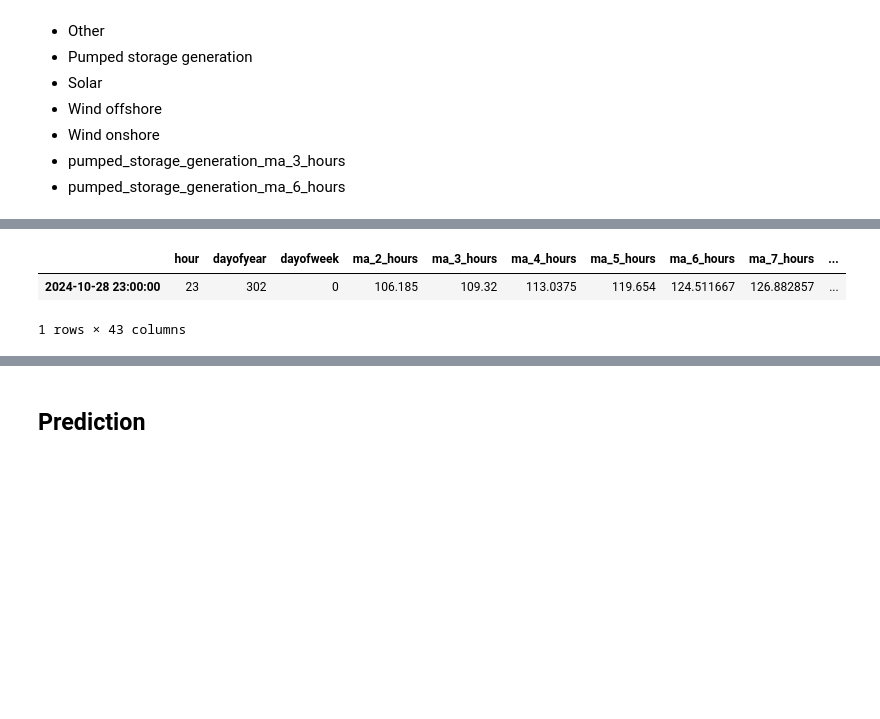
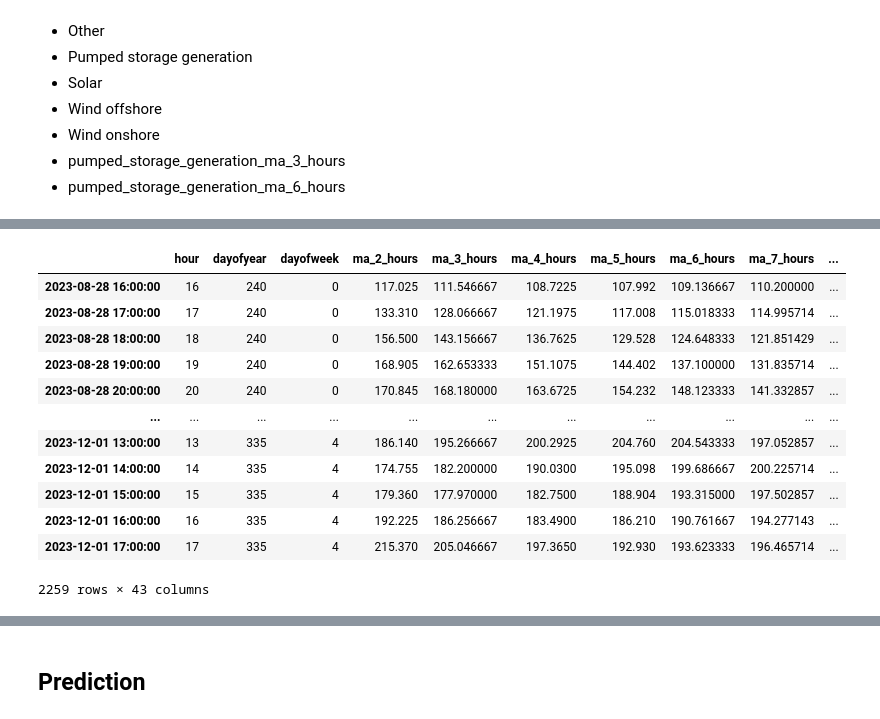
Before and after one commit to YukaNakamoto/LSDI-Project-, a Jupyter notebook: hand_in/notebook.ipynb, the cells around one changed output, grey strips where cells are left out. Saved outputs shown, nothing was run; the diff lists cells and outputs as text; code cells hidden in the pictures; blank space fills up the shorter version.

```diff
--- a/hand_in/notebook.ipynb
+++ b/hand_in/notebook.ipynb
@@ -83,8 +83,6 @@ features_interval_df = features_df.copy()[
     (features_df["Price"] >= min_price) &
     (features_df["Price"] <= max_price)
 ]
-
-print(features_interval_df.describe())
 
 normalized_features_df, normalized_e_price_df, normalized_interval_df, e_price_scaler = normalize_data(features_df.copy(), e_price_df.copy(), features_interval_df.copy())
 
@@ -100,13 +98,13 @@ combined_normalized_interval_df = pd.concat([normalized_interval_df[FEATURES], T
 
 
 if normalize.value:
-    train, eval, test, SPLIT_DATE_EVAL, SPLIT_DATE_TEST = split(combined_normalized_df,eval_size.value, prediction_date_picker.value)
-    train_XGB, eval_XGB, test_XGB, SPLIT_DATE_EVAL_INTERVAL, SPLIT_DATE_TEST_INTERVAL = split(combined_normalized_interval_df,eval_size.value, prediction_date_picker.value)
+    train, eval, test, SPLIT_DATE_EVAL, SPLIT_DATE_TEST = split(combined_normalized_df,eval_size.value)
+    train_XGB, eval_XGB, test_XGB, SPLIT_DATE_EVAL_INTERVAL, SPLIT_DATE_TEST_INTERVAL = split(combined_normalized_interval_df,eval_size.value)
     scalar = e_price_scaler
 
 else:
-    train, eval, test, SPLIT_DATE_EVAL, SPLIT_DATE_TEST = split(combined_df,eval_size.value, prediction_date_picker.value)
-    train_XGB, eval_XGB, test_XGB, SPLIT_DATE_EVAL_INTERVAL, SPLIT_DATE_TEST_INTERVAL = split(combined_interval_df,eval_size.value, prediction_date_picker.value)
+    train, eval, test, SPLIT_DATE_EVAL, SPLIT_DATE_TEST = split(combined_df,eval_size.value)
+    train_XGB, eval_XGB, test_XGB, SPLIT_DATE_EVAL_INTERVAL, SPLIT_DATE_TEST_INTERVAL = split(combined_interval_df,eval_size.value)
     scalar = None
 
 TARGET = "Price"
@@ -155,7 +145,17 @@ X_train.tail(1)
 # %%
-X_val.tail(1)
+X_val
 # %% [output]
 |  | hour | dayofyear | dayofweek | ma_2_hours | ma_3_hours | ma_4_hours | ma_5_hours | ma_6_hours | ma_7_hours | ... |
-| 2024-10-28 23:00:00 | 23 | 302 | 0 | 106.185 | 109.32 | 113.0375 | 119.654 | 124.511667 | 126.882857 | ... |
+| 2023-08-28 16:00:00 | 16 | 240 | 0 | 117.025 | 111.546667 | 108.7225 | 107.992 | 109.136667 | 110.200000 | ... |
+| 2023-08-28 17:00:00 | 17 | 240 | 0 | 133.310 | 128.066667 | 121.1975 | 117.008 | 115.018333 | 114.995714 | ... |
+| 2023-08-28 18:00:00 | 18 | 240 | 0 | 156.500 | 143.156667 | 136.7625 | 129.528 | 124.648333 | 121.851429 | ... |
+| 2023-08-28 19:00:00 | 19 | 240 | 0 | 168.905 | 162.653333 | 151.1075 | 144.402 | 137.100000 | 131.835714 | ... |
+| 2023-08-28 20:00:00 | 20 | 240 | 0 | 170.845 | 168.180000 | 163.6725 | 154.232 | 148.123333 | 141.332857 | ... |
+| ... | ... | ... | ... | ... | ... | ... | ... | ... | ... | ... |
+| 2023-12-01 13:00:00 | 13 | 335 | 4 | 186.140 | 195.266667 | 200.2925 | 204.760 | 204.543333 | 197.052857 | ... |
+| 2023-12-01 14:00:00 | 14 | 335 | 4 | 174.755 | 182.200000 | 190.0300 | 195.098 | 199.686667 | 200.225714 | ... |
+| 2023-12-01 15:00:00 | 15 | 335 | 4 | 179.360 | 177.970000 | 182.7500 | 188.904 | 193.315000 | 197.502857 | ... |
+| 2023-12-01 16:00:00 | 16 | 335 | 4 | 192.225 | 186.256667 | 183.4900 | 186.210 | 190.761667 | 194.277143 | ... |
+| 2023-12-01 17:00:00 | 17 | 335 | 4 | 215.370 | 205.046667 | 197.3650 | 192.930 | 193.623333 | 196.465714 | ... |
-1 rows × 43 columns
+2259 rows × 43 columns
 # %%
```
Also changed, not shown: parts of 12 cells of this notebook, 2 other files.
